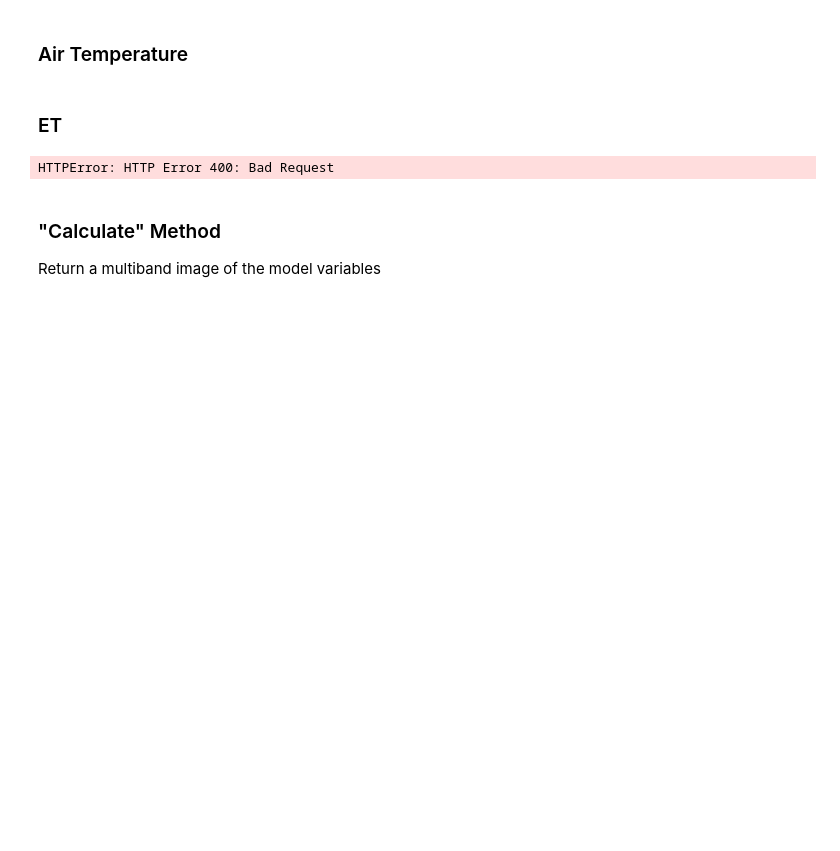
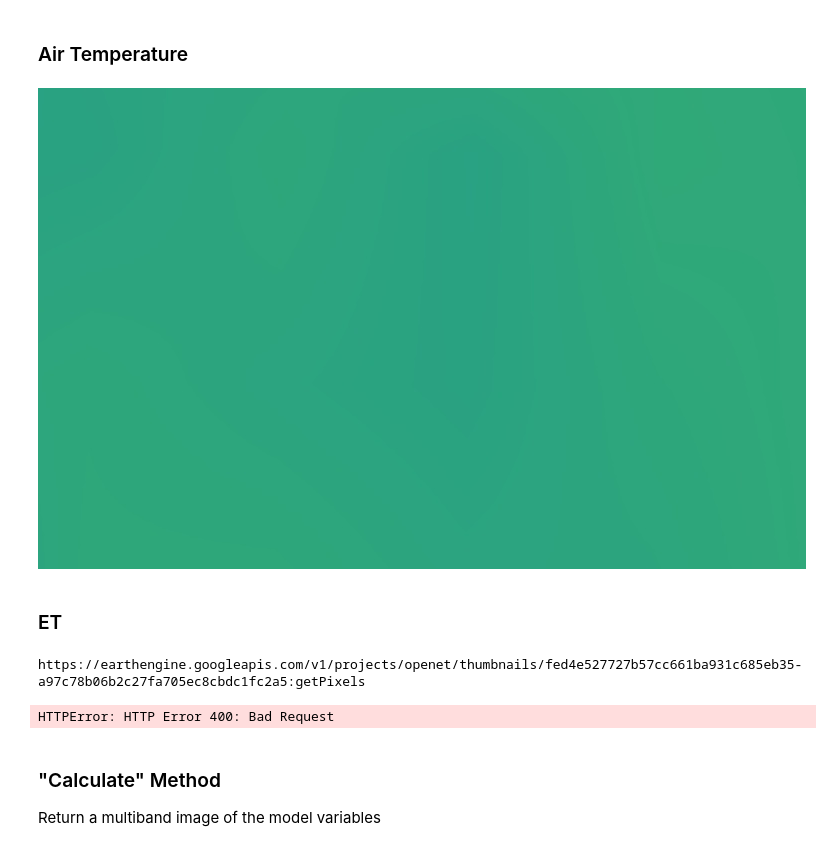
Before and after one commit to Open-ET/openet-disalexi, a Jupyter notebook: examples/single_image.ipynb, the cells around one changed output. Cells and saved outputs as stored; diff of their text form; code cells hidden in the pictures; blank space fills up the shorter version.

```diff
--- a/examples/single_image.ipynb
+++ b/examples/single_image.ipynb
@@ -99,19 +115,23 @@ Image(url=image_url, embed=True, format='png')
 # %% [markdown]
 ### Air Temperature
 # %%
-# image_url = model_obj.ta \
-#     .getThumbURL({'min': 270, 'max': 320, 'palette': jet_palette,
-#                   'region': test_region, 'dimensions': image_size})
-# Image(url=image_url, embed=True, format='png')
+image_url = model_obj.ta \
+    .getThumbURL({'min': 270, 'max': 320, 'palette': et_palette,
+                  'region': test_region, 'dimensions': image_size})
+Image(url=image_url, embed=True, format='png')
+# %% [output]
+[figure, added]
 # %% [markdown]
 ### ET
 # %%
 image_url = model_obj.et \
     .getThumbURL({'min': 0.0, 'max': 10, 'palette': et_palette,
                   'region': test_region, 'dimensions': image_size})
+print(image_url)
 Image(url=image_url, embed=True, format='png')
 # %% [output]
-HTTPError: HTTP Error 400: Bad Request
+https://earthengine.googleapis.com/v1/projects/openet/thumbnails/fed4e527727b57cc661ba931c685eb35-a97c78b06b2c27fa705ec8cbdc1fc2a5:getPixels
+HTTPError: HTTP Error 400: Bad Request
 # %% [markdown]
 ### "Calculate" Method
 
```
Also changed, not shown: parts of 8 cells of this notebook, 2 other files.
